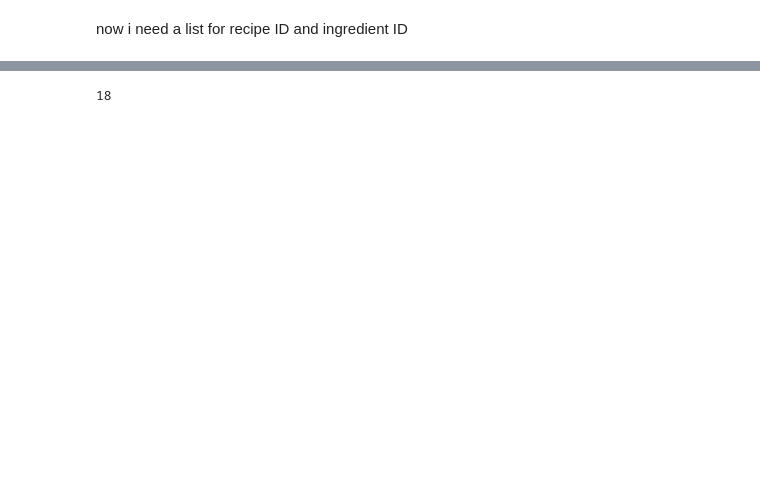
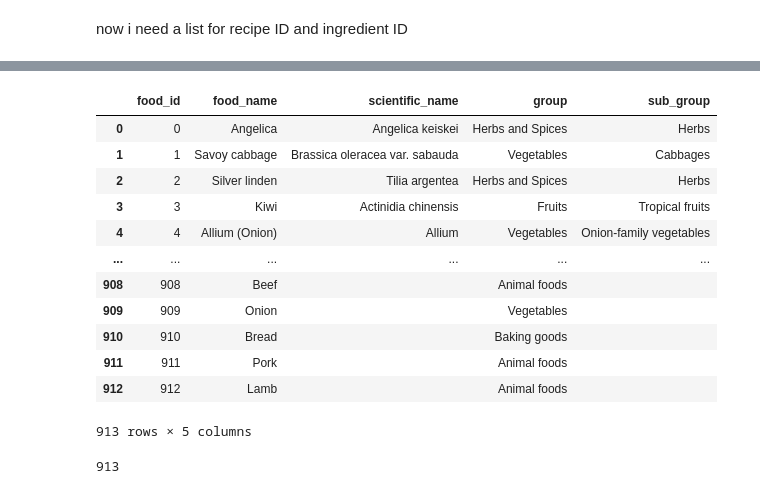
Before and after one commit to rosewisotzky/data_capstone, a Jupyter notebook: notebooks/recipeEDA.ipynb, the cells around one changed output, grey strips where cells are left out. Cells and saved outputs as stored; diff of their text form; code cells hidden in the pictures; blank space fills up the shorter version.

```diff
--- a/notebooks/recipeEDA.ipynb
+++ b/notebooks/recipeEDA.ipynb
@@ -315,6 +382,24 @@ engine = create_engine(connection_string)
+# %%
+generic_ing = generic_ing.rename(columns = {'FOOD NAME': 'food_name', 'SCIENTIFIC NAME':'scientific_name', 'GROUP':'group', 'SUB GROUP':'sub_group'})
+# %%
+generic_ing
+# %% [output]
+|  | food_id | food_name | scientific_name | group | sub_group |
+| 0 | 0 | Angelica | Angelica keiskei | Herbs and Spices | Herbs |
+| 1 | 1 | Savoy cabbage | Brassica oleracea var. sabauda | Vegetables | Cabbages |
+| 2 | 2 | Silver linden | Tilia argentea | Herbs and Spices | Herbs |
+| 3 | 3 | Kiwi | Actinidia chinensis | Fruits | Tropical fruits |
+| 4 | 4 | Allium (Onion) | Allium | Vegetables | Onion-family vegetables |
+| ... | ... | ... | ... | ... | ... |
+| 908 | 908 | Beef |  | Animal foods |  |
+| 909 | 909 | Onion |  | Vegetables |  |
+| 910 | 910 | Bread |  | Baking goods |  |
+| 911 | 911 | Pork |  | Animal foods |  |
+| 912 | 912 | Lamb |  | Animal foods |  |
+913 rows × 5 columns
 # %%
-# ingredient_df.to_sql(name = 'ingredients', con = engine)
+generic_ing.to_sql(name = 'gen_ing', con = engine)
 # %% [output]
-18
+913
 # %%
 # both_recipes.to_sql(name = 'recipes', con = engine)
```
Also changed, not shown: parts of 16 cells of this notebook, 1 other file.
